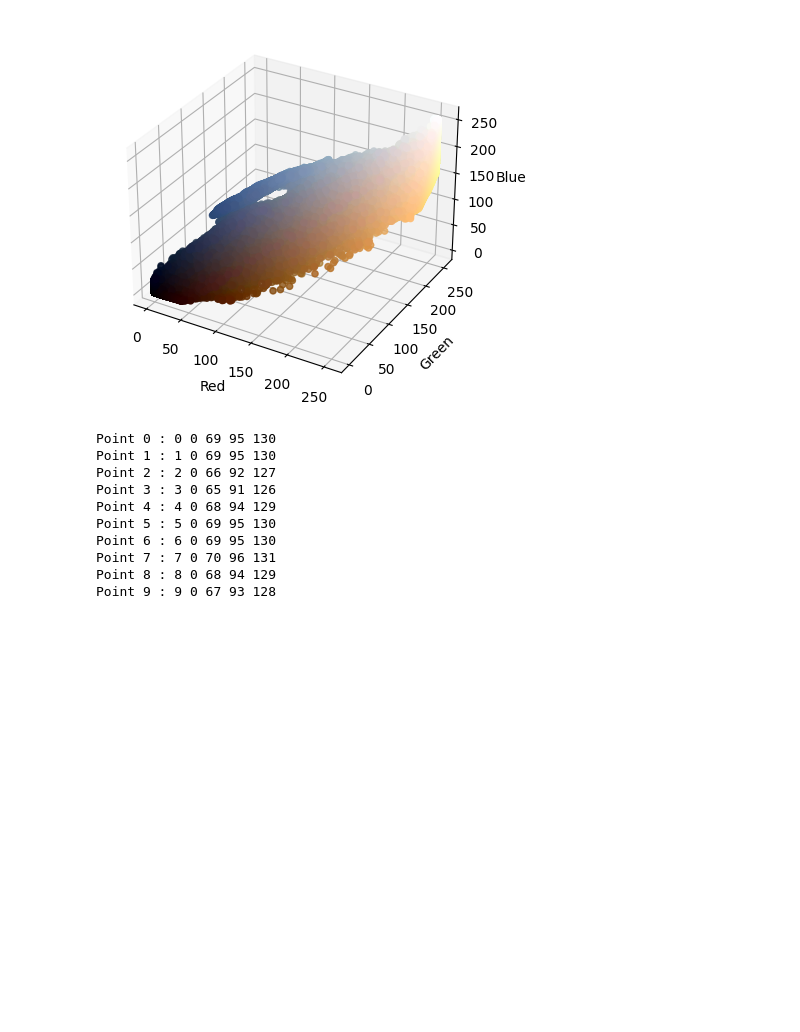
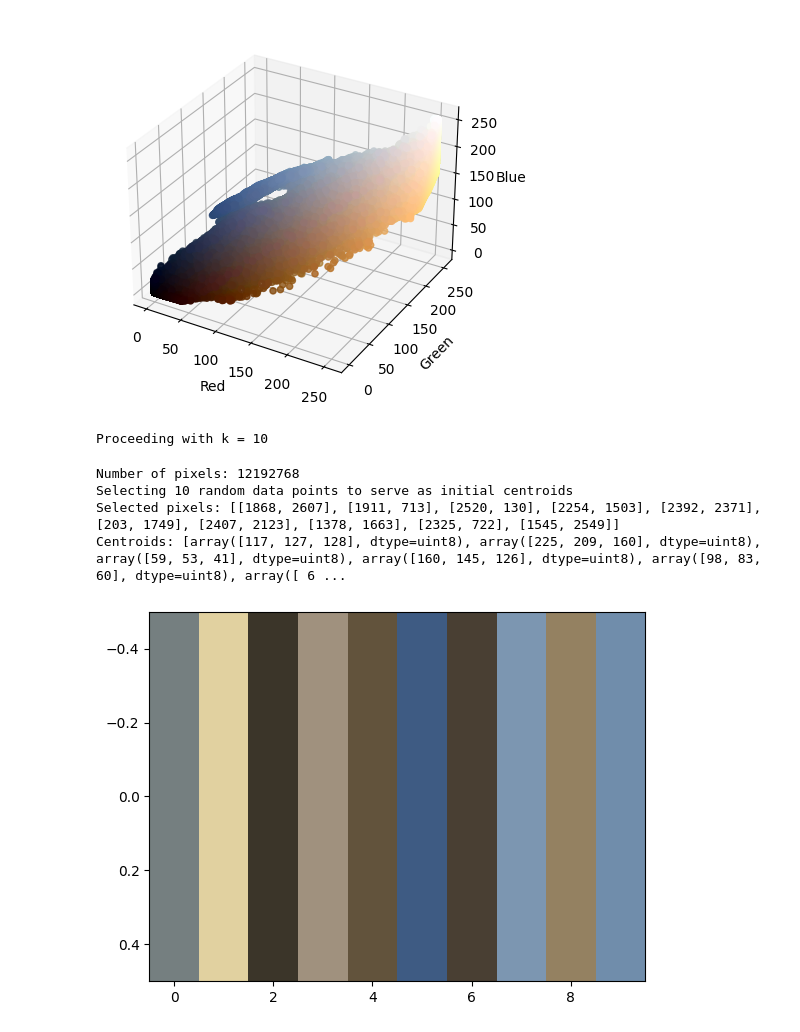
Before and after one commit to JonathanBergen/cuda-press, a Jupyter notebook: python/main.ipynb, the cells around one changed output. Drawn from its saved outputs; the diff is of its cells as text; code cells hidden in the pictures; blank space fills up the shorter version.

```diff
--- a/python/main.ipynb
+++ b/python/main.ipynb
@@ -65,21 +42,0 @@ class Centroid:
-# %%
-# Convert the image into a list of points
-points = []
-for y in range(image.shape[0]):
-    for x in range(image.shape[1]):
-        points.append(Pixel(x, y, R[y, x], G[y, x], B[y, x]))
-
-# print the first 10 points
-for i in range(10):
-    print("Pixel", i, ":", points[i].x, points[i].y, points[i].r, points[i].g, points[i].b)
-# %% [output]
-Point 0 : 0 0 69 95 130
-Point 1 : 1 0 69 95 130
-Point 2 : 2 0 66 92 127
-Point 3 : 3 0 65 91 126
-Point 4 : 4 0 68 94 129
-Point 5 : 5 0 69 95 130
-Point 6 : 6 0 69 95 130
-Point 7 : 7 0 70 96 131
-Point 8 : 8 0 68 94 129
-Point 9 : 9 0 67 93 128
@@ -99,2 +43,45 @@ for i in range(n_centroids):
+# %%
+# Get number of centroids (this is the value of k)
+while True:
+    n_centroids = input("Enter number of centroids: ")
+    try:
+        n_centroids = int(n_centroids)
+        print(f"Proceeding with k = {n_centroids}")
+        break
+    except ValueError:
+        print("Invalid input. Please enter an integer.")
+# %% [output]
+Proceeding with k = 10
+# %%
+# Assign random centroids
+n_rows = image.shape[0]
+n_columns = image.shape[1]
+n_pixels = n_rows * n_columns
+print("Number of pixels: " + str(n_pixels))
+print(f"Selecting {n_centroids} random data points to serve as initial centroids")
+
+# Using the .sample function eliminates duplicate choices
+selections = random.sample(range(n_pixels), n_centroids)
+selections = [[sel // n_rows, sel % n_columns] for sel in selections]
+print("Selected pixels: " + str(selections))
+
+# Create a list of centroids
+centroids = []
+for i,j in selections:
+    centroids.append(image[i][j])
+print("Centroids: " + str(centroids))
+
+color_array = np.array([np.array(centroids, dtype=np.uint8)])
+
+# Display the color array as a matplotlib graph
+fig, ax = plt.subplots()
+ax.imshow(color_array, aspect='auto')
+plt.show()
+# %% [output]
+Number of pixels: 12192768
+Selecting 10 random data points to serve as initial centroids
+Selected pixels: [[1868, 2607], [1911, 713], [2520, 130], [2254, 1503], [2392, 2371], [203, 1749], [2407, 2123], [1378, 1663], [2325, 722], [1545, 2549]]
+Centroids: [array([117, 127, 128], dtype=uint8), array([225, 209, 160], dtype=uint8), array([59, 53, 41], dtype=uint8), array([160, 145, 126], dtype=uint8), array([98, 83, 60], dtype=uint8), array([ 6 ...
+[figure, added]
 # %%
 # A function to calculate the distance between a point and a centroid in three dimensions
```
Also changed, not shown: parts of 5 cells of this notebook.
